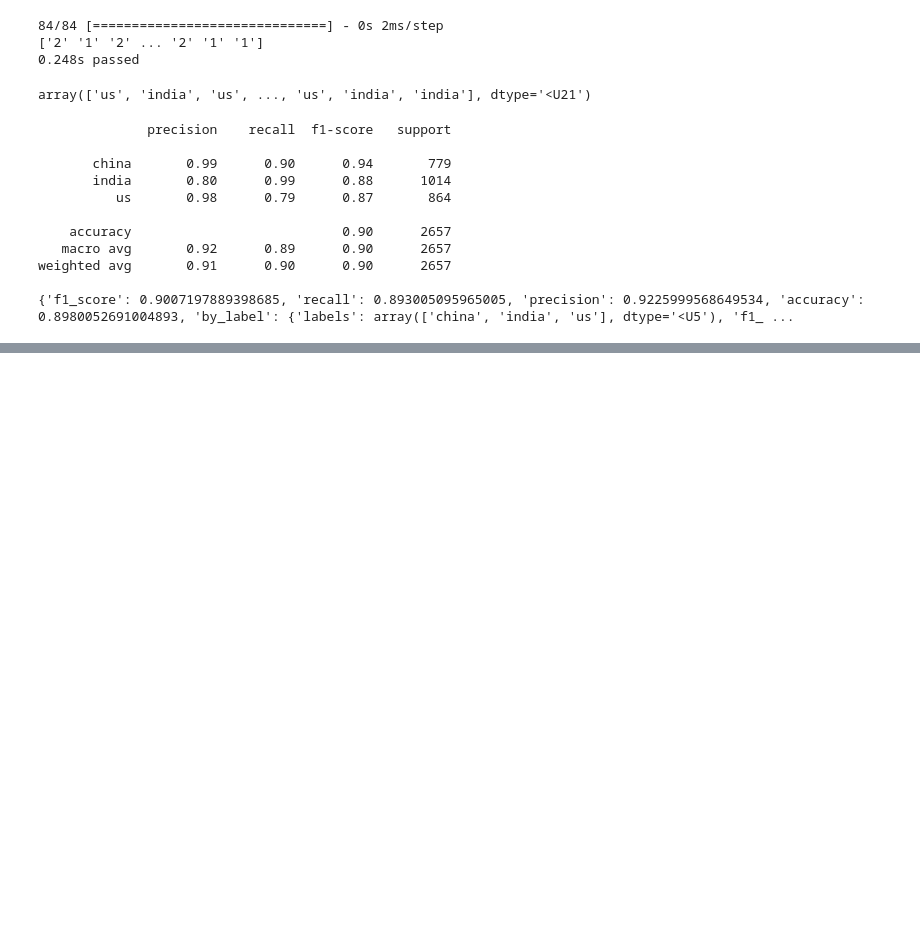
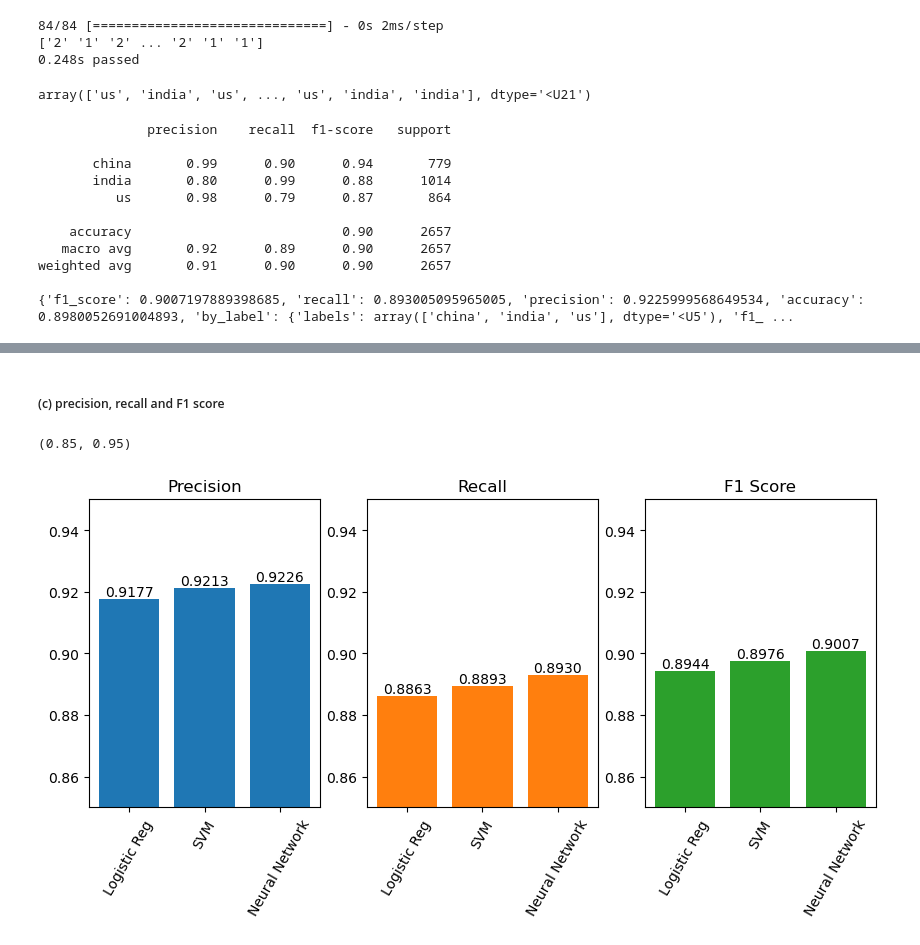
Before and after one commit to pzvol/CSNF301003GA, a Jupyter notebook: group_project/group_project.ipynb, the cells around one changed output, grey strips where cells are left out. Saved outputs shown, nothing was run; the diff lists cells and outputs as text; code cells hidden in the pictures; blank space fills up the shorter version.

```diff
--- a/group_project/group_project.ipynb
+++ b/group_project/group_project.ipynb
@@ -653,0 +700,50 @@ TODO
+# %% [markdown]
+##### (c) precision, recall and F1 score
+# %%
+# Print the comparsion with other measures
+plt.subplots(figsize=(9, 4))
+plt.subplots_adjust(right=1)
+
+plt.subplot(1, 3, 1)
+plt.bar_label(
+    plt.bar(
+        range(3),
+        [lr_results["precision"], svm_results["precision"], nn_results["precision"]],
+        tick_label=["Logistic Reg", "SVM", "Neural Network"]
+    ),
+    fmt="%.4f"
+)
+plt.title('Precision')
+plt.xticks(rotation=60)
+plt.ylim([0.85, 0.95])
+
+plt.subplot(1, 3, 2)
+plt.bar_label(
+    plt.bar(
+        range(3),
+        [lr_results["recall"], svm_results["recall"], nn_results["recall"]],
+        tick_label=["Logistic Reg", "SVM", "Neural Network"],
+        color="#ff7f0e"
+    ),
+    fmt="%.4f"
+)
+plt.title('Recall')
+plt.xticks(rotation=60)
+plt.ylim([0.85, 0.95])
+
+plt.subplot(1, 3, 3)
+plt.bar_label(
+    plt.bar(
+        range(3),
+        [lr_results["f1_score"], svm_results["f1_score"], nn_results["f1_score"]],
+        tick_label=["Logistic Reg", "SVM", "Neural Network"],
+        color="#2ca02c"
+    ),
+    fmt="%.4f"
+)
+plt.title('F1 Score')
+plt.xticks(rotation=60)
+plt.ylim([0.85, 0.95])
+# %% [output]
+(0.85, 0.95)
+[figure, added]
```
Also changed, not shown: parts of 48 cells of this notebook.
